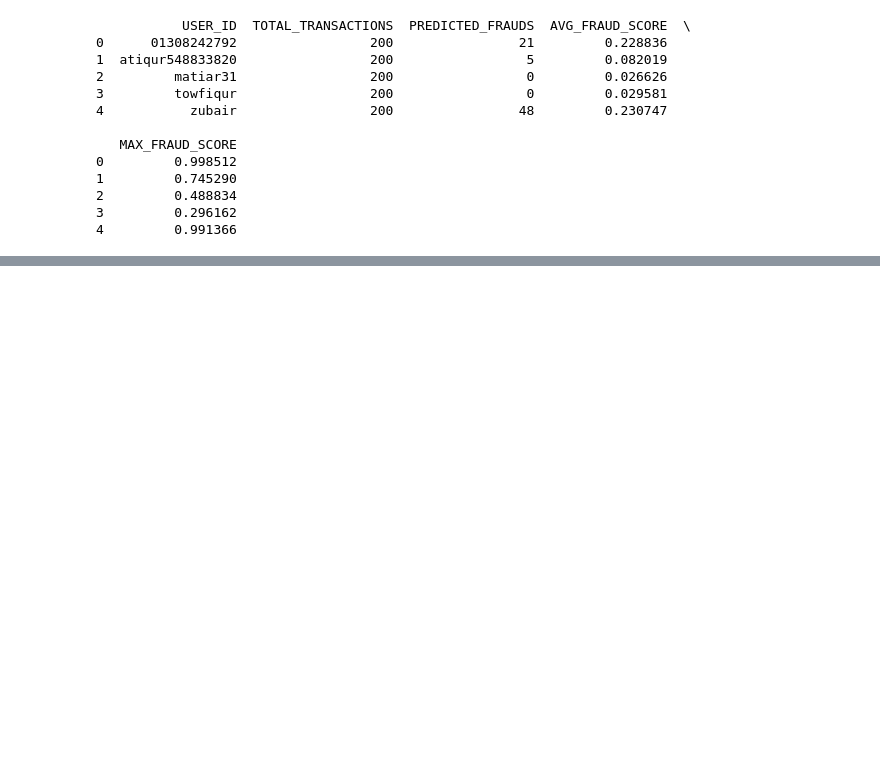
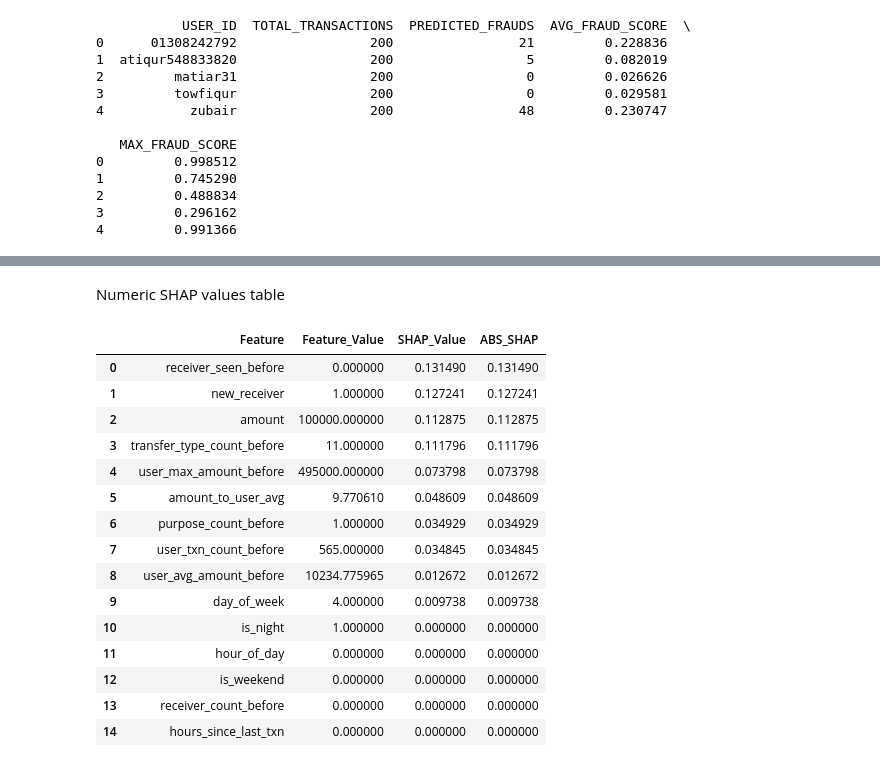
Before and after one commit to primasaha/River_first_make, a Jupyter notebook: River.ipynb, the cells around one changed output, grey strips where cells are left out. Cells and saved outputs as stored; diff of their text form; code cells hidden in the pictures; blank space fills up the shorter version.

```diff
--- a/River.ipynb
+++ b/River.ipynb
@@ -860,0 +1401,55 @@ print(user_summary)
+# %% [markdown]
+Numeric SHAP values table
+# %%
+local_shap_table = pd.DataFrame({
+
+    "Feature":
+        numeric_shap_features,
+
+    "Feature_Value":
+        target_numeric[0],
+
+    "SHAP_Value":
+        shap_array[0]
+})
+
+
+local_shap_table[
+    "ABS_SHAP"
+] = (
+    local_shap_table[
+        "SHAP_Value"
+    ].abs()
+)
+
+
+local_shap_table = (
+    local_shap_table
+    .sort_values(
+        "ABS_SHAP",
+        ascending=False
+    )
+    .reset_index(drop=True)
+)
+
+
+display(
+    local_shap_table.head(15)
+)
+# %% [output]
+|  | Feature | Feature_Value | SHAP_Value | ABS_SHAP |
+| 0 | receiver_seen_before | 0.000000 | 0.131490 | 0.131490 |
+| 1 | new_receiver | 1.000000 | 0.127241 | 0.127241 |
+| 2 | amount | 100000.000000 | 0.112875 | 0.112875 |
+| 3 | transfer_type_count_before | 11.000000 | 0.111796 | 0.111796 |
+| 4 | user_max_amount_before | 495000.000000 | 0.073798 | 0.073798 |
+| 5 | amount_to_user_avg | 9.770610 | 0.048609 | 0.048609 |
+| 6 | purpose_count_before | 1.000000 | 0.034929 | 0.034929 |
+| 7 | user_txn_count_before | 565.000000 | 0.034845 | 0.034845 |
+| 8 | user_avg_amount_before | 10234.775965 | 0.012672 | 0.012672 |
+| 9 | day_of_week | 4.000000 | 0.009738 | 0.009738 |
+| 10 | is_night | 1.000000 | 0.000000 | 0.000000 |
+| 11 | hour_of_day | 0.000000 | 0.000000 | 0.000000 |
+| 12 | is_weekend | 0.000000 | 0.000000 | 0.000000 |
+| 13 | receiver_count_before | 0.000000 | 0.000000 | 0.000000 |
+| 14 | hours_since_last_txn | 0.000000 | 0.000000 | 0.000000 |
```
Also changed, not shown: parts of 29 cells of this notebook.
